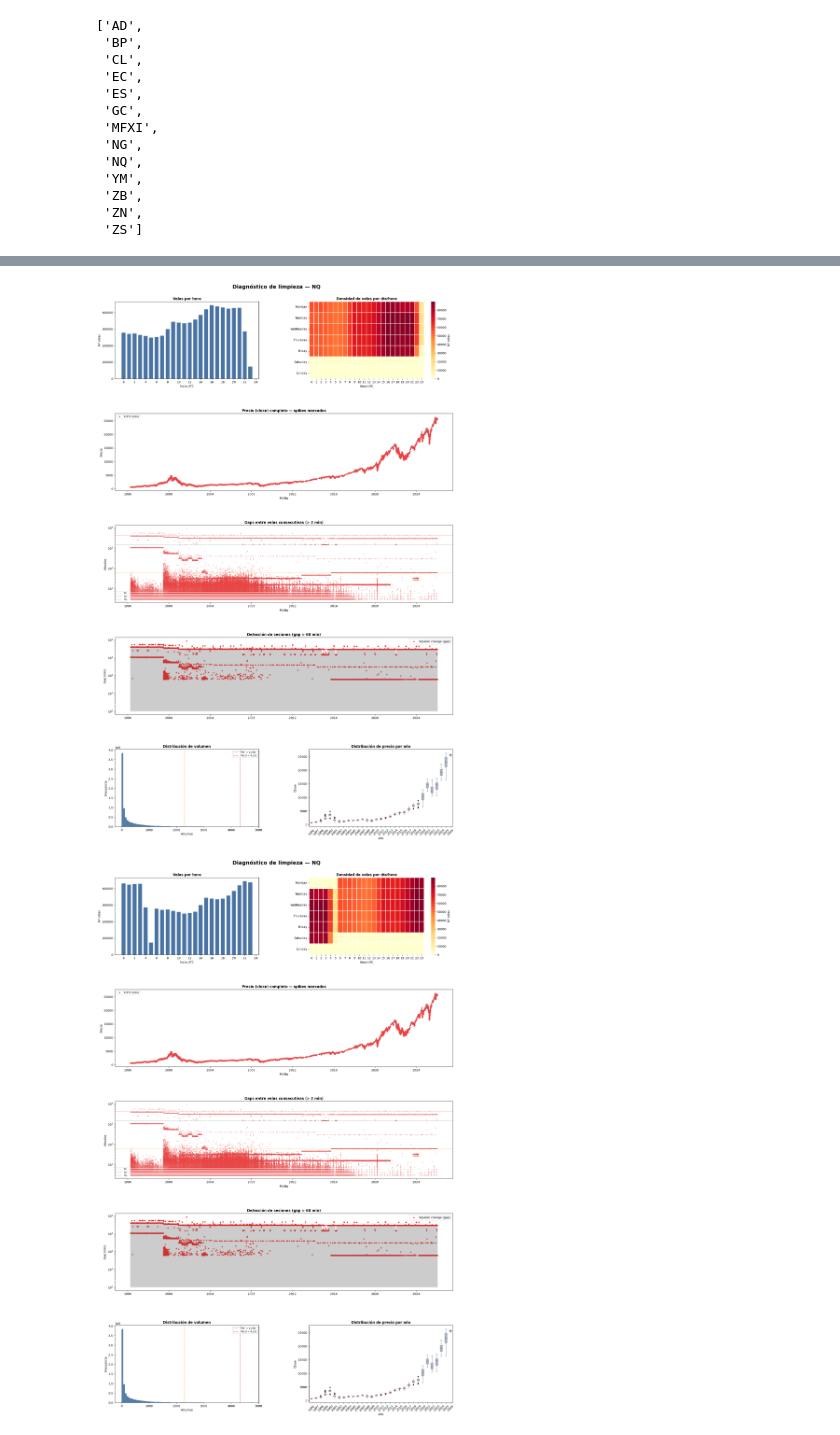
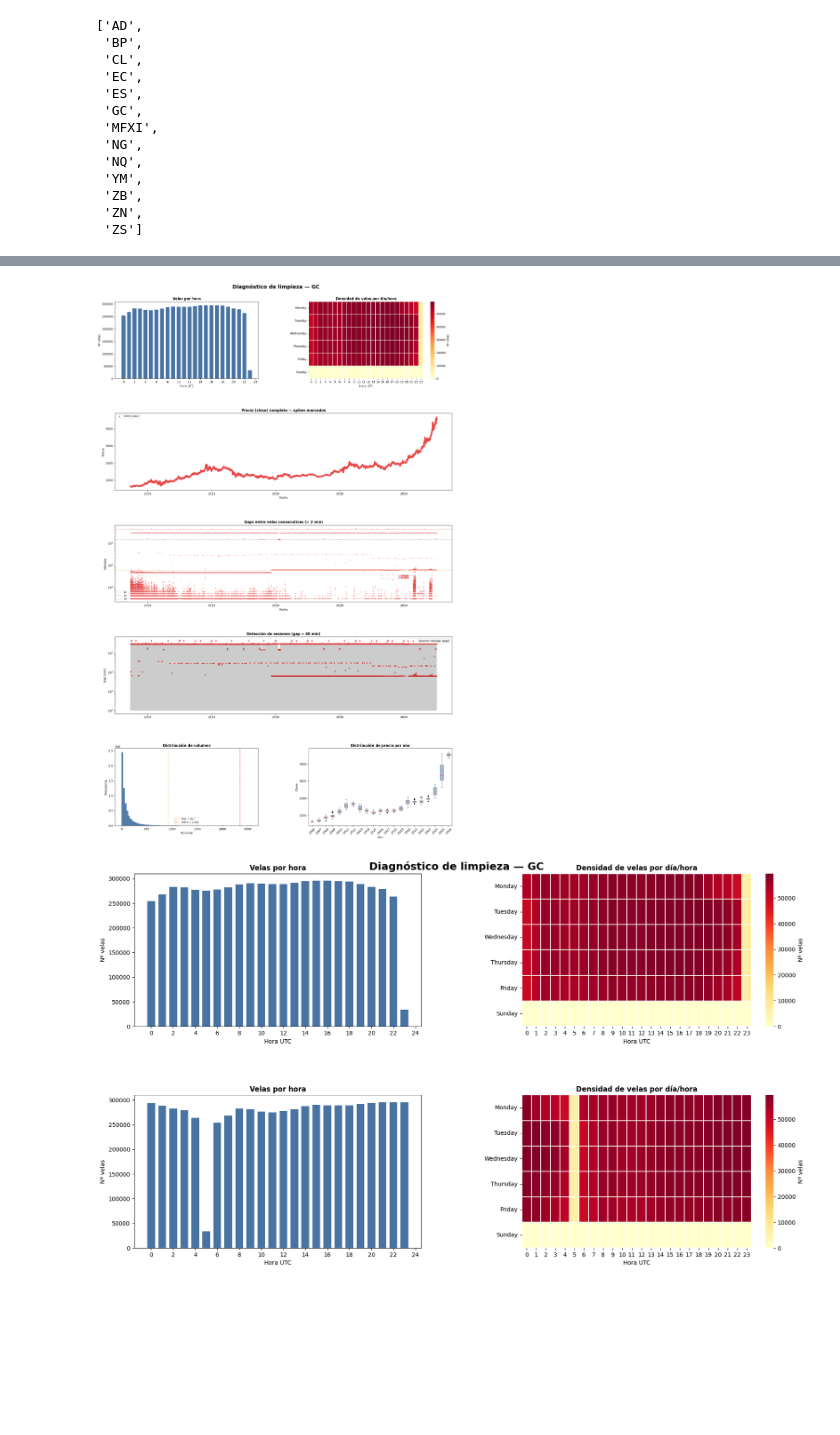
Before and after one commit to LijunZhou000/ML-Algorithmic-Trading, a Jupyter notebook: TradingBots/Notebooks/P1Eda.ipynb, the cells around one changed output, grey strips where cells are left out. Drawn from its saved outputs; the diff is of its cells as text; code cells hidden in the pictures; blank space fills up the shorter version.

```diff
--- a/TradingBots/Notebooks/P1Eda.ipynb
+++ b/TradingBots/Notebooks/P1Eda.ipynb
@@ -24,7 +22,7 @@ symbols
  'ZN',
  'ZS']
 # %%
-symbol = symbols[8]
+symbol = symbols[5]
 # %%
 df, spec = load_future(symbol)
 # %%
@@ -70,9 +52,8 @@ df
 # %%
 plot_cleaning(df, symbol)
 # %% [output]
-[figure, old version]
+[figure, new version]
 # %%
-df["datetime"] = df["datetime_utc"]
 plot_comparation_utc(df, symbol)
 # %% [output]
-[figure, old version]
+[figure, new version]
```
Also changed, not shown: parts of 3 cells of this notebook, 10 other files.
